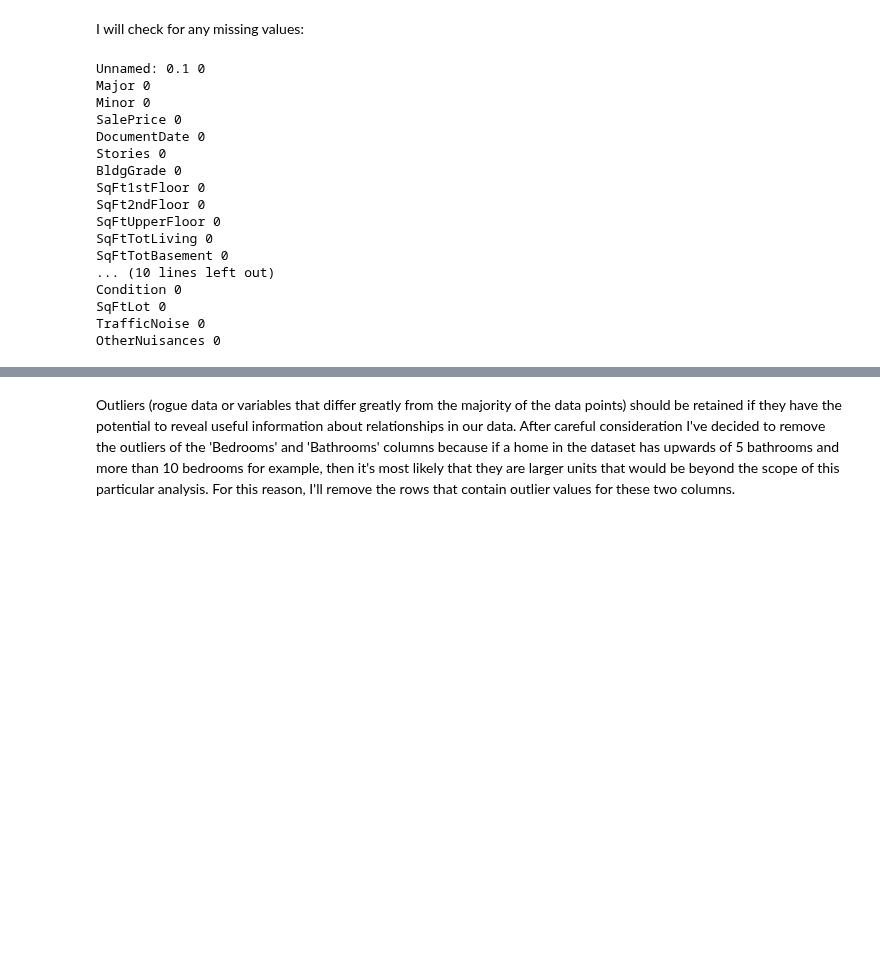
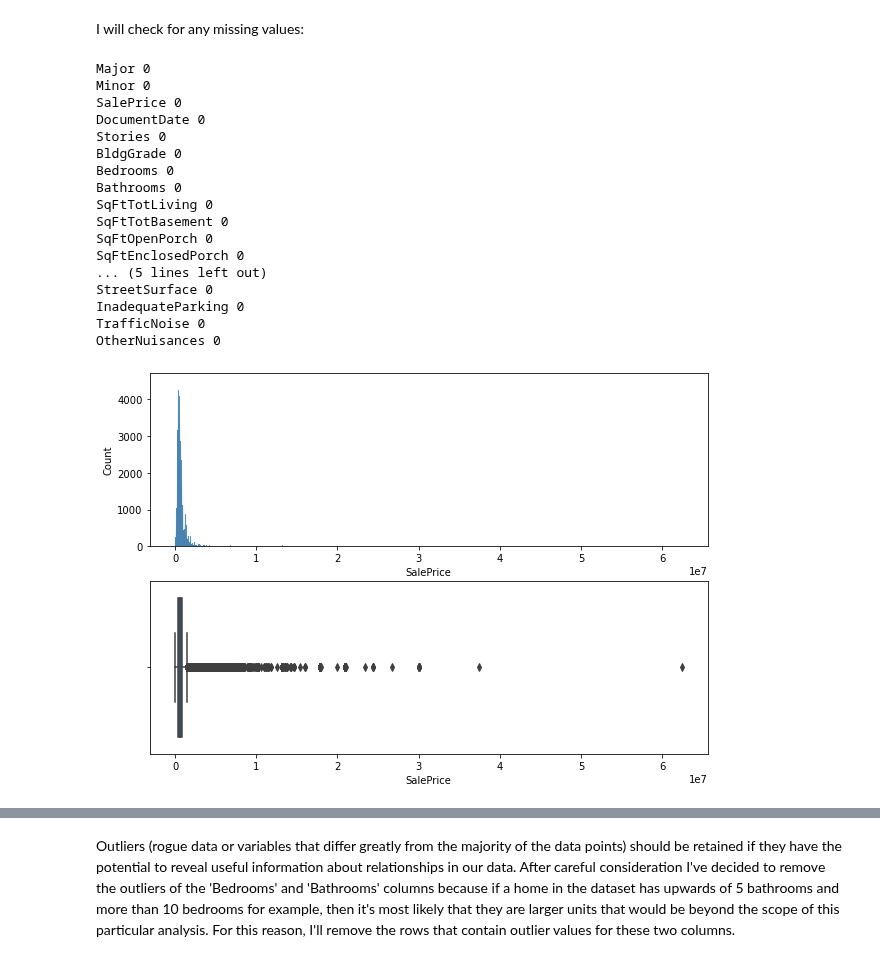
Before and after one commit to samtuleen/King-County-Home-Price-Predictors, a Jupyter notebook: notebooks/report/Valuable Home Improvement Projects - Predictive Analysis.ipynb, the cells around one changed output, grey strips where cells are left out. Saved outputs shown, nothing was run; the diff lists cells and outputs as text; code cells hidden in the pictures; blank space fills up the shorter version.

```diff
--- a/notebooks/report/Valuable Home Improvement Projects - Predictive Analysis.ipynb
+++ b/notebooks/report/Valuable Home Improvement Projects - Predictive Analysis.ipynb
@@ -82,23 +78,30 @@ housing_info.hist(figsize=(20,20));
 # %% [markdown]
 I will check for any missing values:
 # %%
-for column in list(housing_info.columns):
-    print(column, sum(housing_info[column].isnull()))
+for column in list(home_data.columns):
+    print(column, sum(home_data[column].isnull()))
 # %% [output]
-Unnamed: 0.1 0
 Major 0
 Minor 0
 SalePrice 0
 DocumentDate 0
 Stories 0
 BldgGrade 0
-SqFt1stFloor 0
-SqFt2ndFloor 0
-SqFtUpperFloor 0
+Bedrooms 0
+Bathrooms 0
 SqFtTotLiving 0
 SqFtTotBasement 0
-... (10 lines left out)
-Condition 0
-SqFtLot 0
+SqFtOpenPorch 0
+SqFtEnclosedPorch 0
+... (5 lines left out)
+StreetSurface 0
+InadequateParking 0
 TrafficNoise 0
 OtherNuisances 0
+# %%
+x = home_data.SalePrice
+fig, ax = plt.subplots(2,1, figsize=(10,7))
+sns.histplot(x, ax = ax[0])
+sns.boxplot(x, ax= ax[1]);
+# %% [output]
+[figure, added]
```
Also changed, not shown: parts of 25 cells of this notebook, 3 other files.
